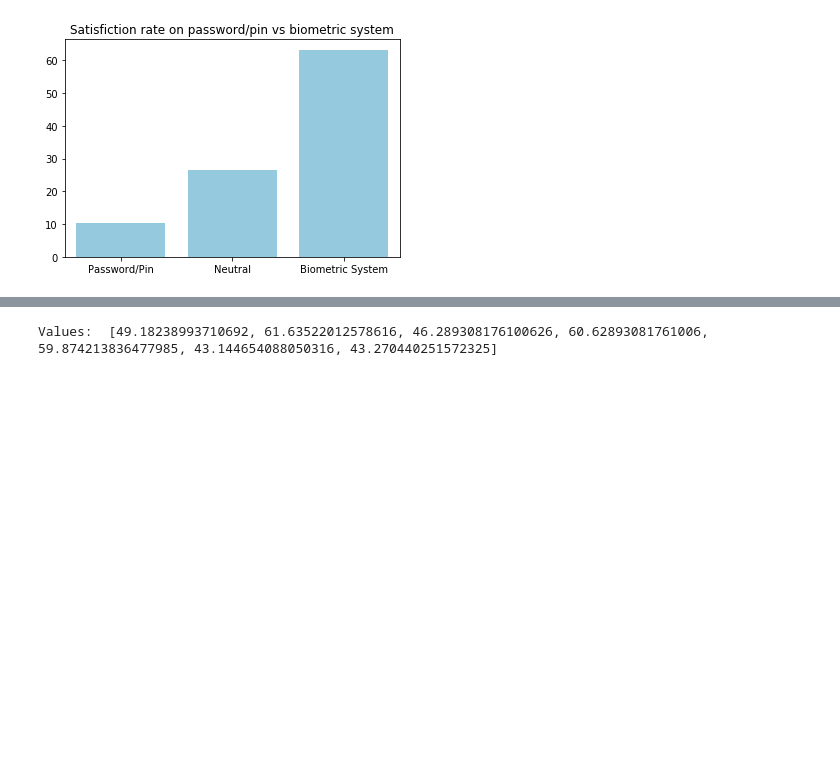
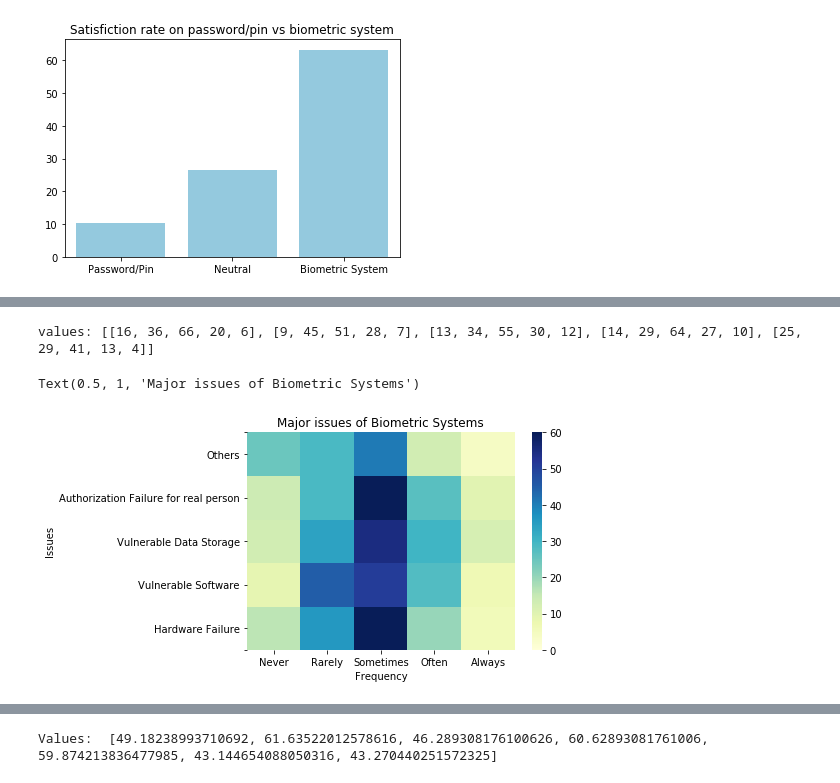
Before and after one commit to tahmidtdk/academic, a Jupyter notebook: CSE498/cse498 dataanalysis/dataAnalyser.ipynb, the cells around one changed output, grey strips where cells are left out. Saved outputs shown, nothing was run; the diff lists cells and outputs as text; code cells hidden in the pictures; blank space fills up the shorter version.

```diff
--- a/CSE498/cse498 dataanalysis/dataAnalyser.ipynb
+++ b/CSE498/cse498 dataanalysis/dataAnalyser.ipynb
@@ -145,0 +179,26 @@ $ Total Score = Total Participantes * 5 $
+# %%
+# analysis of Q10
+# Q10-HF	Q10-VS	Q10-VDS	Q10-AF	Q10-O
+Q10ttl = ["Q10-HF", "Q10-VS", "Q10-VDS", "Q10-AF", "Q10-O"]
+issuesCrosscheck = [[]]
+for j, val in enumerate(Q10ttl):
+    if j:
+        issuesCrosscheck.append([])
+    for i in range(0,5):
+        issuesCrosscheck[j].append(len(dataFile_cleand[dataFile_cleand[val] == i+1]))
+
+print("values:", issuesCrosscheck)
+graphQ10 = sns.heatmap(issuesCrosscheck, vmin=0, vmax=60, cmap="YlGnBu")
+xticks = [0.5, 1.5, 2.5, 3.5, 4.5]
+yticks = [0, 0.5, 1.5, 2.5, 3.5, 4.5, 5]
+graphQ10.set_xticks(xticks)
+graphQ10.set_yticks(yticks)
+graphQ10.invert_yaxis()
+graphQ10.set_xticklabels(["Never", "Rarely", "Sometimes", "Often", "Always"])
+graphQ10.set_yticklabels(["","Hardware Failure", "Vulnerable Software", "Vulnerable Data Storage", "Authorization Failure for real person", "Others"],  rotation = 0)
+graphQ10.set(ylabel='Issues', xlabel='Frequency')
+graphQ10.set_title("Major issues of Biometric Systems")
+# %% [output]
+values: [[16, 36, 66, 20, 6], [9, 45, 51, 28, 7], [13, 34, 55, 30, 12], [14, 29, 64, 27, 10], [25, 29, 41, 13, 4]]
+Text(0.5, 1, 'Major issues of Biometric Systems')
+[figure, added]
```
Also changed, not shown: parts of 26 cells of this notebook.
